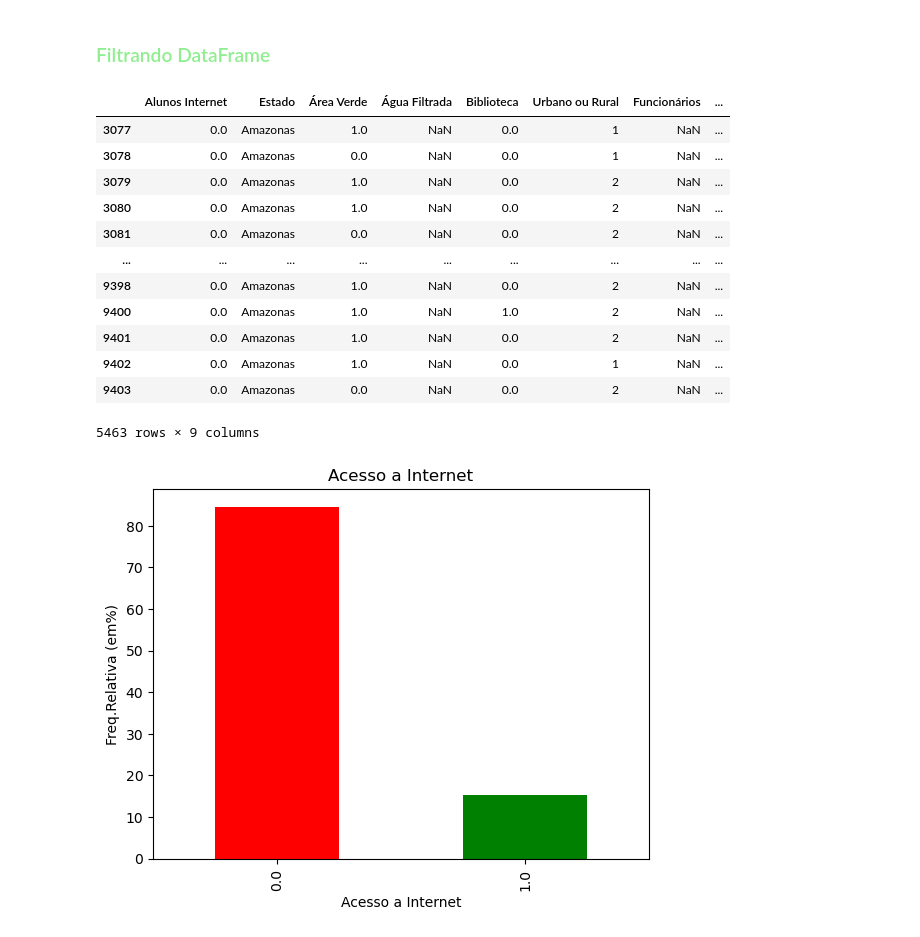
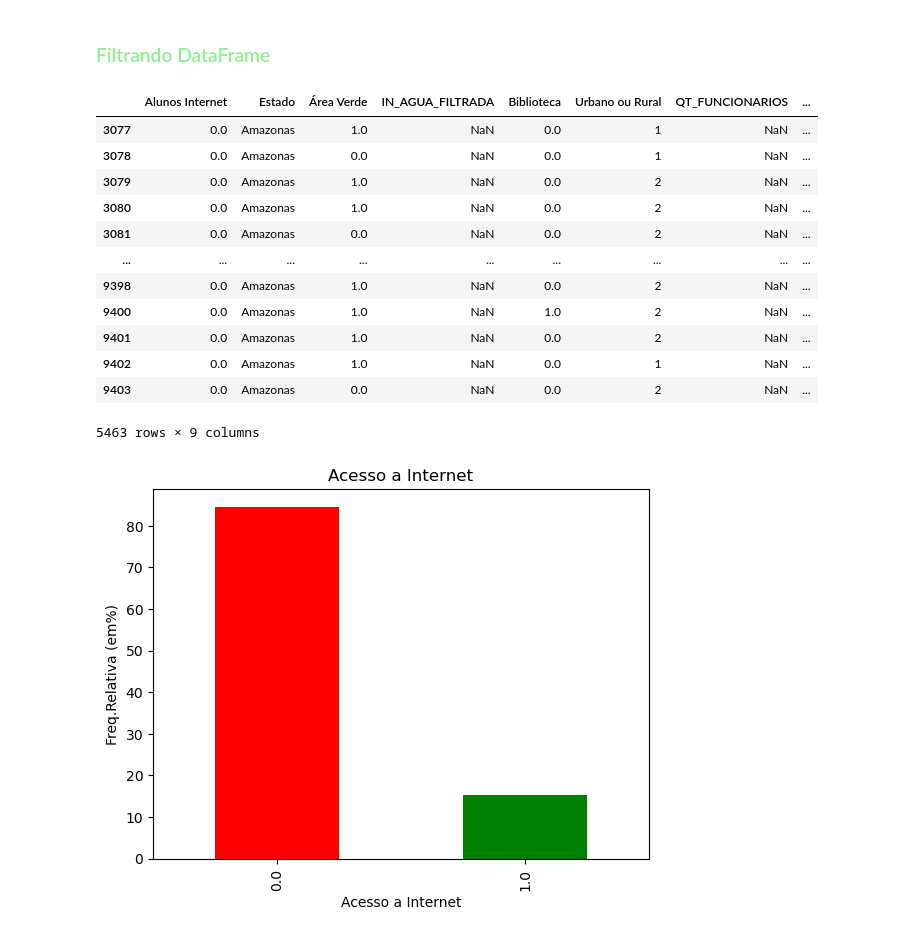
Before and after one commit to joaolindenberg/P2_CEDA2, a Jupyter notebook: main.ipynb, the cells around one changed output. Drawn from its saved outputs; the diff is of its cells as text; code cells hidden in the pictures.

```diff
--- a/main.ipynb
+++ b/main.ipynb
@@ -155,25 +177,23 @@ em sala de aula)
 # %%
 # SELECIONANDO SOMENTE AS COLUNAS QUE QUEREMOS
 colunas_selecionadas = ['IN_INTERNET_ALUNOS','NO_UF', 'IN_AREA_VERDE', 'IN_AGUA_FILTRADA', 'IN_BIBLIOTECA', 'TP_LOCALIZACAO', 'QT_FUNCIONARIOS','TP_DEPENDENCIA','QT_PROF_SERVICOS_GERAIS']
 df_projeto = dados_filtrados[colunas_selecionadas]
 
 # RENOMEANDO AS COLUNAS
 df_projeto = df_projeto.rename(columns={
     'IN_INTERNET_ALUNOS':'Alunos Internet',
     'NO_UF':'Estado',
     'IN_AREA_VERDE':'Área Verde',
-    'IN_AGUA_FILTRADA':'Água Filtrada',
     'IN_BIBLIOTECA':'Biblioteca',
     'TP_LOCALIZACAO':'Urbano ou Rural',
-    'QT_FUNCIONARIOS':'Funcionários',
     'TP_DEPENDENCIA':'Dependencia',
     'QT_PROF_SERVICOS_GERAIS': 'Profissionais Gerais'
 
 })
 
 df_projeto
 # %% [output]
-|  | Alunos Internet | Estado | Área Verde | Água Filtrada | Biblioteca | Urbano ou Rural | Funcionários | ... |
+|  | Alunos Internet | Estado | Área Verde | IN_AGUA_FILTRADA | Biblioteca | Urbano ou Rural | QT_FUNCIONARIOS | ... |
 | 3077 | 0.0 | Amazonas | 1.0 | NaN | 0.0 | 1 | NaN | ... |
 | 3078 | 0.0 | Amazonas | 0.0 | NaN | 0.0 | 1 | NaN | ... |
 | 3079 | 0.0 | Amazonas | 1.0 | NaN | 0.0 | 2 | NaN | ... |
```
Also changed, not shown: parts of 16 cells of this notebook.
